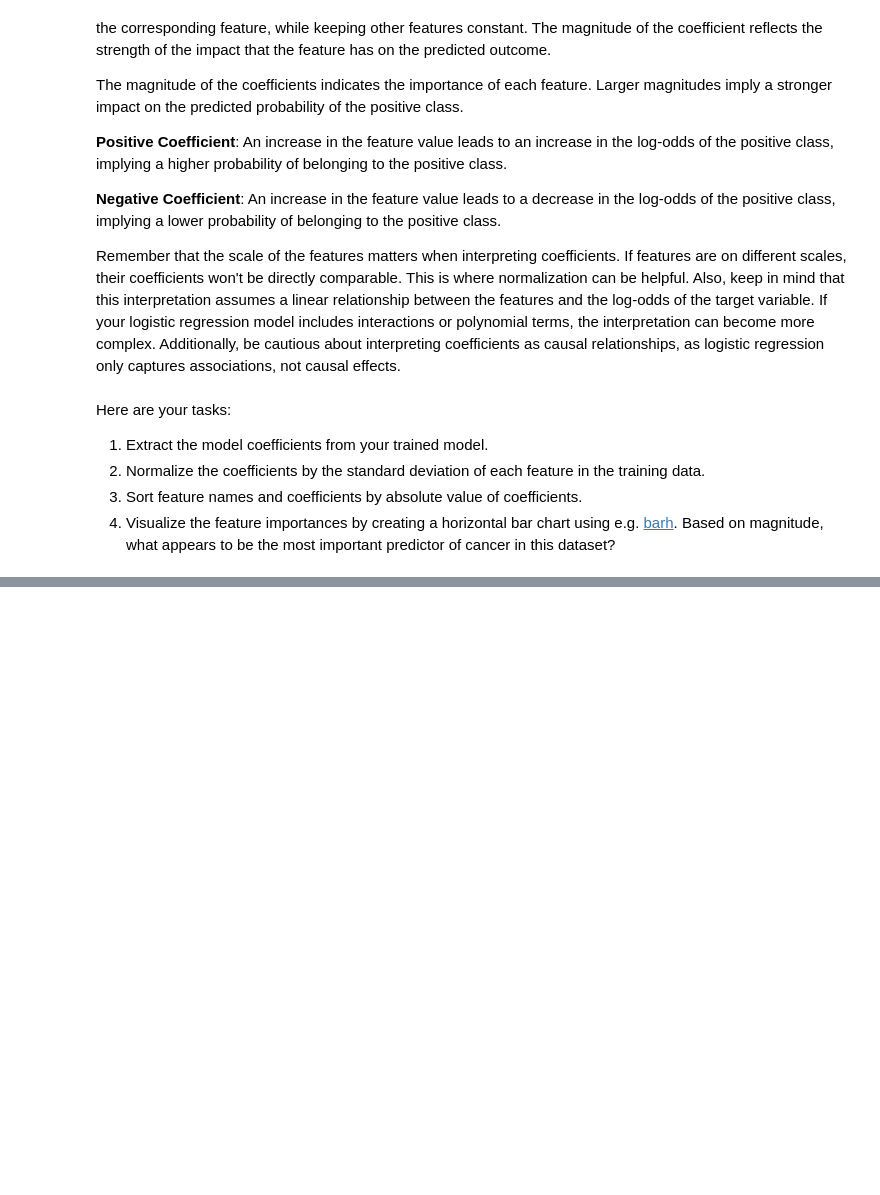
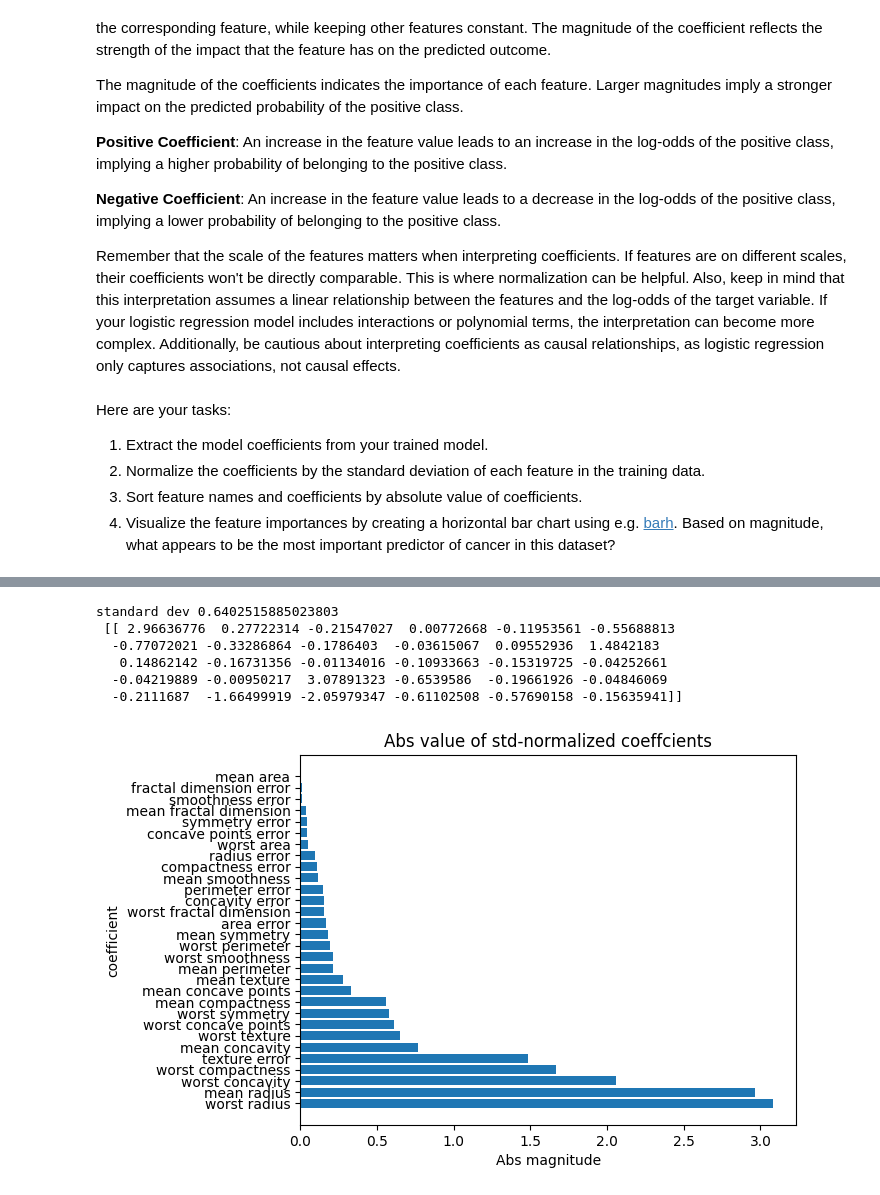
Before and after one commit to CTM-Data/springboard-ai, a Jupyter notebook: 16 data wrangling and exploration/Marquardt_MLE_MiniProject_Logistic_Regression.ipynb, the cells around one changed output, grey strips where cells are left out. Drawn from its saved outputs; the diff is of its cells as text; code cells hidden in the pictures; blank space fills up the shorter version.

```diff
--- a/16 data wrangling and exploration/Marquardt_MLE_MiniProject_Logistic_Regression.ipynb
+++ b/16 data wrangling and exploration/Marquardt_MLE_MiniProject_Logistic_Regression.ipynb
@@ -343,4 +351,16 @@ Here are your tasks:
 # %%
 # Normalize the coefficients by the standard deviation
+std_dev = np.std(model.coef_)
+coef_norm = model.coef_ / std_dev
+print(f'standard dev {std_dev} \n', coef_norm)
+# %% [output]
+standard dev 0.6402515885023803
+ [[ 2.96636776  0.27722314 -0.21547027  0.00772668 -0.11953561 -0.55688813
+  -0.77072021 -0.33286864 -0.1786403  -0.03615067  0.09552936  1.4842183
+   0.14862142 -0.16731356 -0.01134016 -0.10933663 -0.15319725 -0.04252661
+  -0.04219889 -0.00950217  3.07891323 -0.6539586  -0.19661926 -0.04846069
+  -0.2111687  -1.66499919 -2.05979347 -0.61102508 -0.57690158 -0.15635941]]
 # %%
 # Sort feature names and coefficients by absolute value of coefficients
+df_coef = pd.DataFrame({'names': model.feature_names_in_, 'coef_norm':[np.absolute(coef) for coef in coef_norm[0]]})
+df_coef.sort_values(by='coef_norm', ascending=False, inplace=True)
@@ -348,0 +367,10 @@ Here are your tasks:
+# %%
+# Visualize feature importances
+plt.barh(df_coef.names, df_coef.coef_norm)
+plt.title('Abs value of std-normalized coeffcients')
+plt.ylabel('coefficient')
+plt.xlabel('Abs magnitude')
+
+plt.show()
+# %% [output]
+[figure, added]
```
Also changed, not shown: parts of 9 cells of this notebook, 1 other file.
